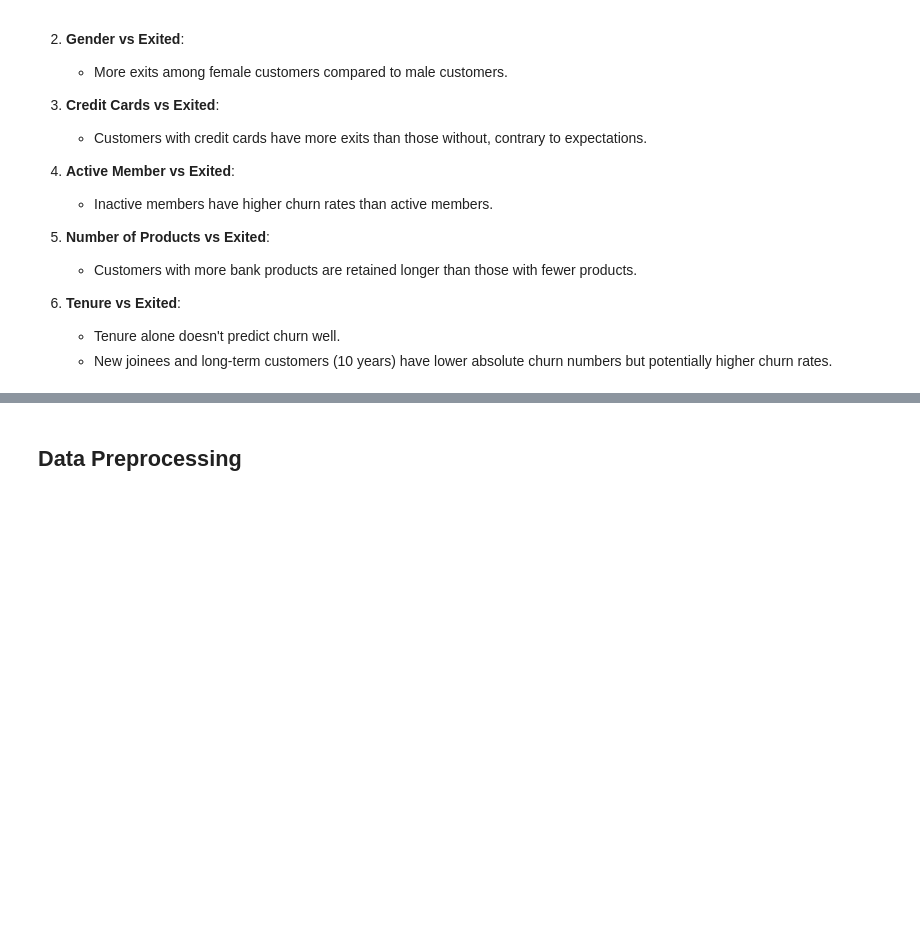
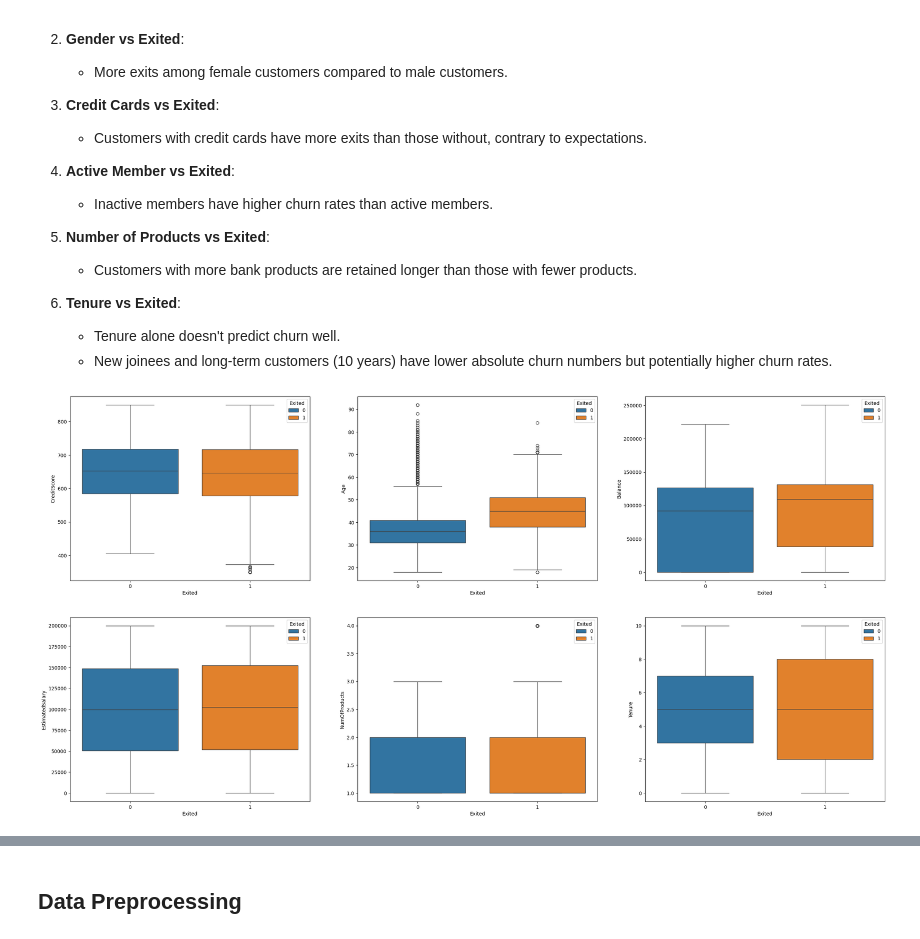
Before and after one commit to aimlalchemists/bank-churn-prediction-neural-network, a Jupyter notebook: bank_churn_prediction_neural_network_model.ipynb, the cells around one changed output, grey strips where cells are left out. Drawn from its saved outputs; the diff is of its cells as text; code cells hidden in the pictures; blank space fills up the shorter version.

```diff
--- a/bank_churn_prediction_neural_network_model.ipynb
+++ b/bank_churn_prediction_neural_network_model.ipynb
@@ -539,3 +548,18 @@ plt.show()
 6. **Tenure vs Exited**:
    - Tenure alone doesn't predict churn well.
    - New joinees and long-term customers (10 years) have lower absolute churn numbers but potentially higher churn rates.
+# %%
+# Count column plots to map the dependence of 'Exited' column on continuous and numerical features
+
+fig, ax = plt.subplots(2, 3, figsize=(30, 15))
+
+sns.boxplot(data=ds, x='Exited', y='CreditScore', hue='Exited', ax=ax[0][0])
+sns.boxplot(data=ds, x='Exited', y='Age', hue='Exited', ax=ax[0][1])
+sns.boxplot(data=ds, x='Exited', y='Balance', hue='Exited', ax=ax[0][2])
+sns.boxplot(data=ds, x='Exited', y='EstimatedSalary', hue='Exited', ax=ax[1][0])
+sns.boxplot(data=ds, x='Exited', y='NumOfProducts', hue='Exited', ax=ax[1][1])
+sns.boxplot(data=ds, x='Exited', y='Tenure', hue='Exited', ax=ax[1][2])
+
+plt.show()
+# %% [output]
+[figure, added]
```
Also changed, not shown: parts of 38 cells of this notebook.
